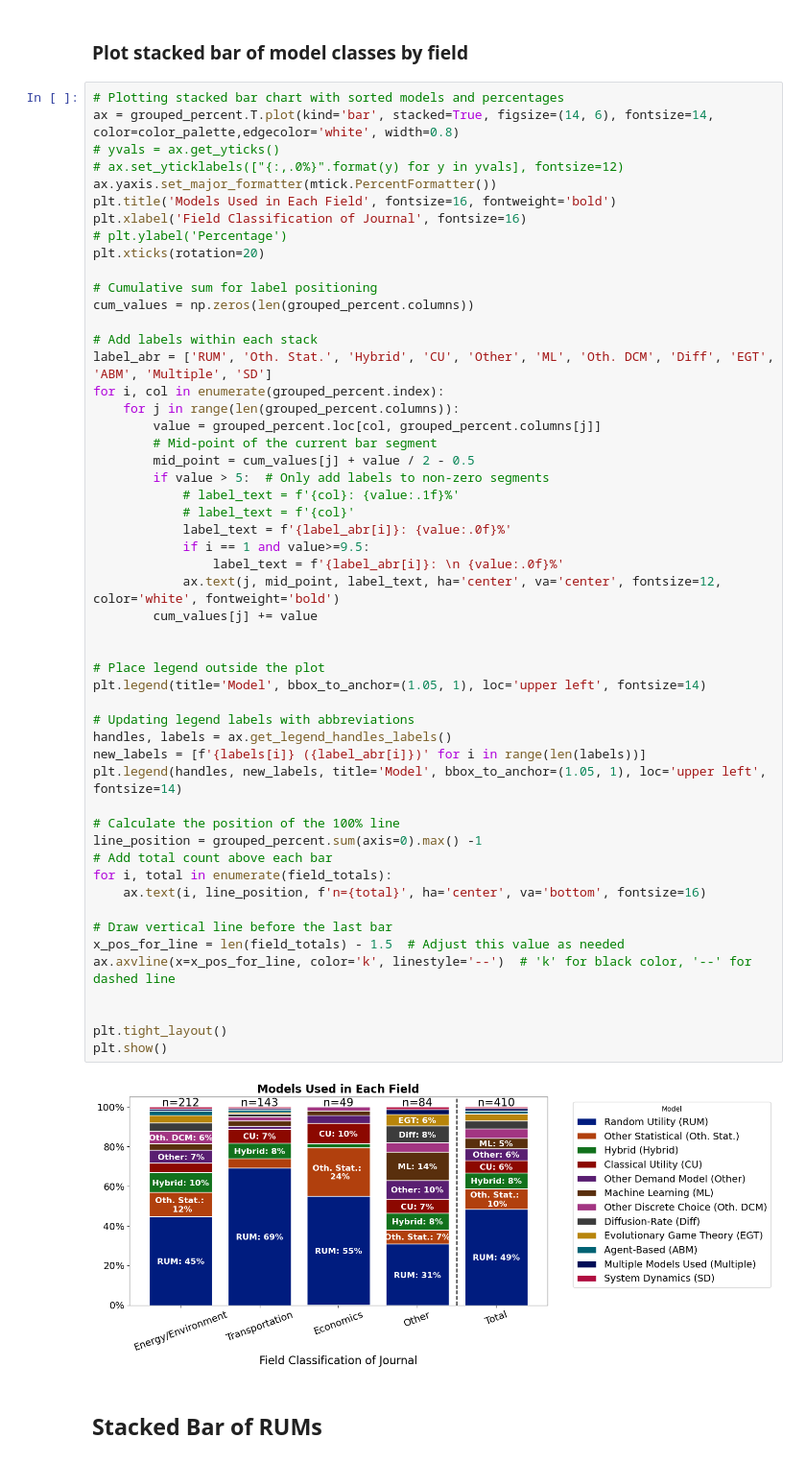
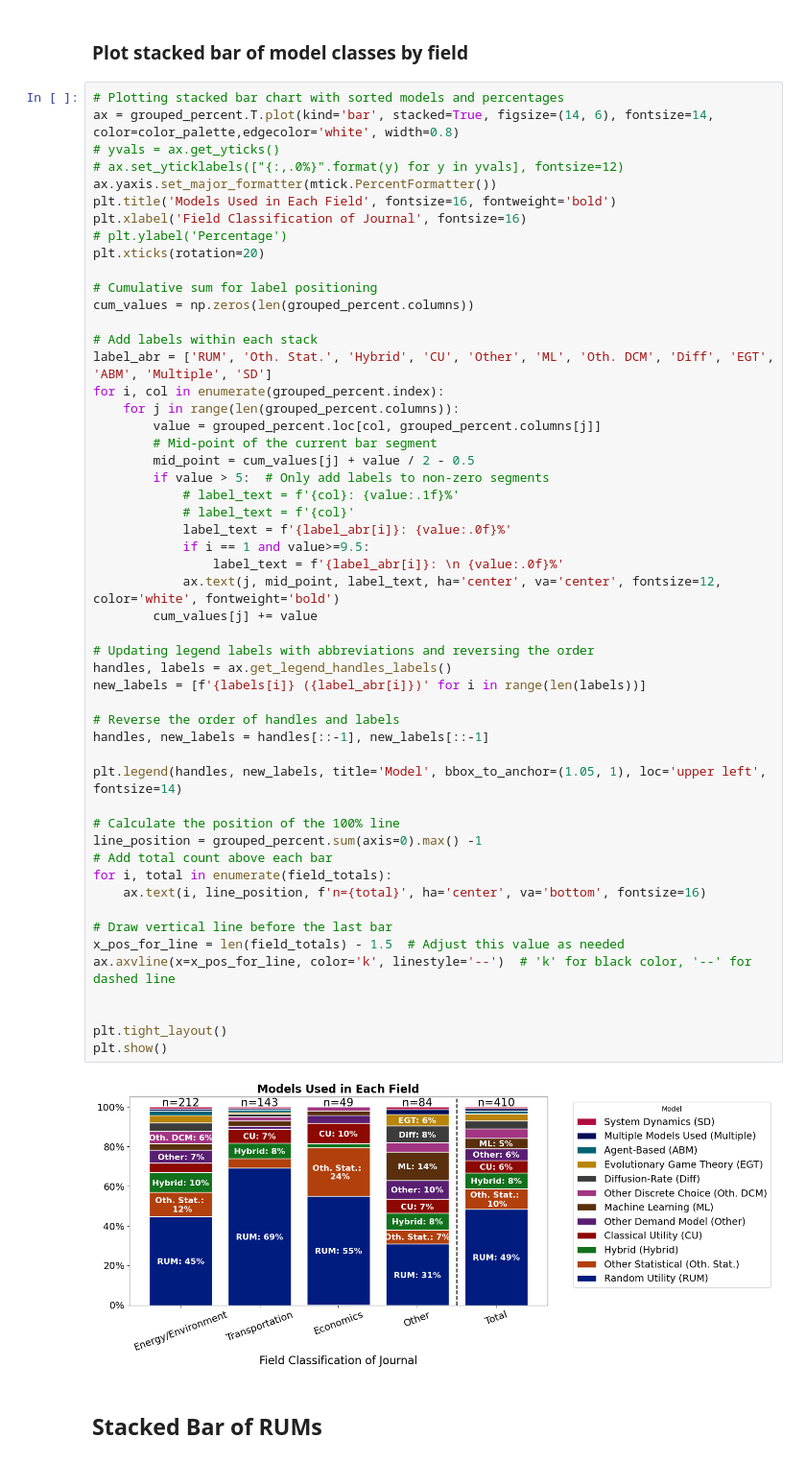
Before and after one commit to johnathanvic/auto-demand-review-viz-py, a Jupyter notebook: Demand_Review_Plots.ipynb, the cells around one changed output. Shown at 96% size. Drawn from its saved outputs; the diff is of its cells as text.

```diff
--- a/Demand_Review_Plots.ipynb
+++ b/Demand_Review_Plots.ipynb
@@ -297,39 +300,39 @@ for i, col in enumerate(grouped_percent.index):
         value = grouped_percent.loc[col, grouped_percent.columns[j]]
         # Mid-point of the current bar segment
         mid_point = cum_values[j] + value / 2 - 0.5
         if value > 5:  # Only add labels to non-zero segments
             # label_text = f'{col}: {value:.1f}%'
             # label_text = f'{col}'
             label_text = f'{label_abr[i]}: {value:.0f}%'
             if i == 1 and value>=9.5:
                 label_text = f'{label_abr[i]}: \n {value:.0f}%'
             ax.text(j, mid_point, label_text, ha='center', va='center', fontsize=12, color='white', fontweight='bold')
         cum_values[j] += value
 
-
-# Place legend outside the plot
-plt.legend(title='Model', bbox_to_anchor=(1.05, 1), loc='upper left', fontsize=14)
-
-# Updating legend labels with abbreviations
+# Updating legend labels with abbreviations and reversing the order
 handles, labels = ax.get_legend_handles_labels()
 new_labels = [f'{labels[i]} ({label_abr[i]})' for i in range(len(labels))]
+
+# Reverse the order of handles and labels
+handles, new_labels = handles[::-1], new_labels[::-1]
+
 plt.legend(handles, new_labels, title='Model', bbox_to_anchor=(1.05, 1), loc='upper left', fontsize=14)
 
 # Calculate the position of the 100% line
 line_position = grouped_percent.sum(axis=0).max() -1
 # Add total count above each bar
 for i, total in enumerate(field_totals):
     ax.text(i, line_position, f'n={total}', ha='center', va='bottom', fontsize=16)
 
 # Draw vertical line before the last bar
 x_pos_for_line = len(field_totals) - 1.5  # Adjust this value as needed
 ax.axvline(x=x_pos_for_line, color='k', linestyle='--')  # 'k' for black color, '--' for dashed line
 
 
 plt.tight_layout()
 plt.show()
 # %% [output]
-[figure, old version]
+[figure, new version]
 # %% [markdown]
 ## Stacked Bar of RUMs
 # %% [markdown]
```
Also changed, not shown: parts of 10 cells of this notebook, 1 other file.
